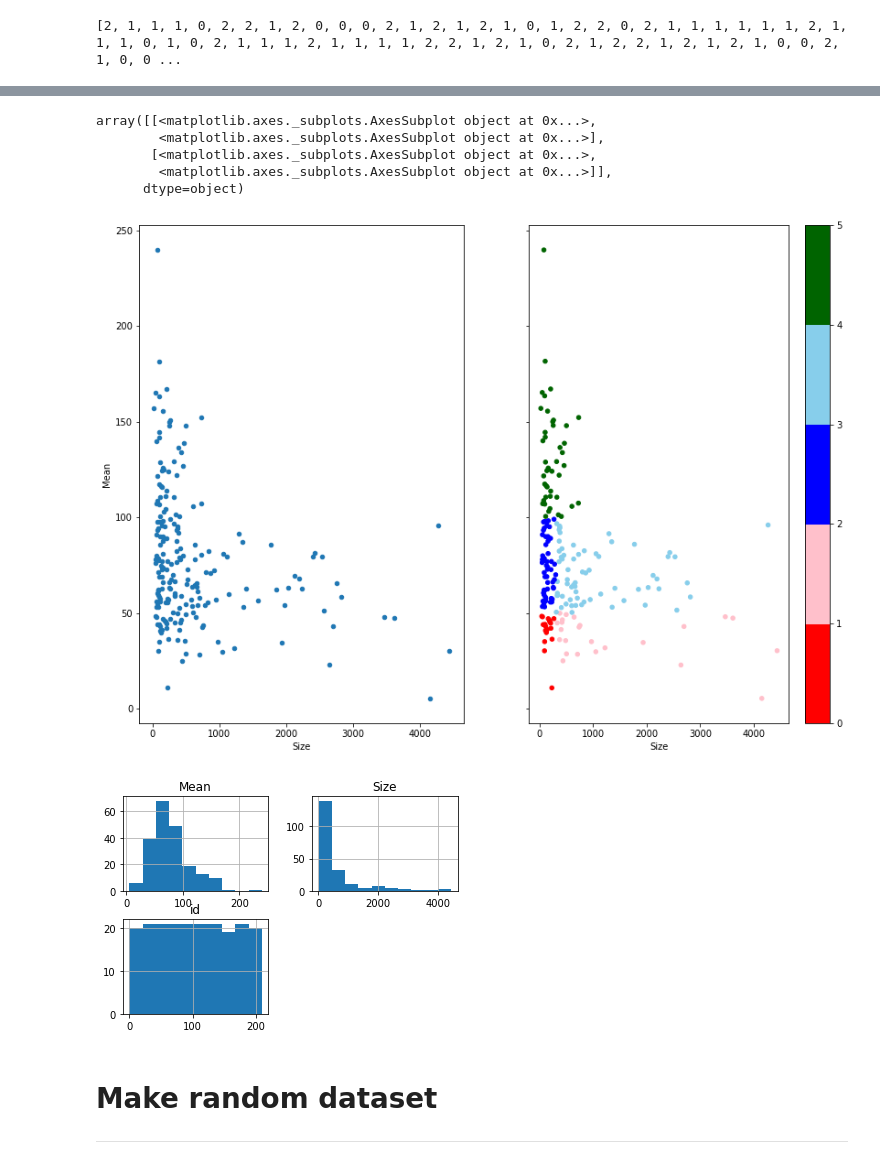
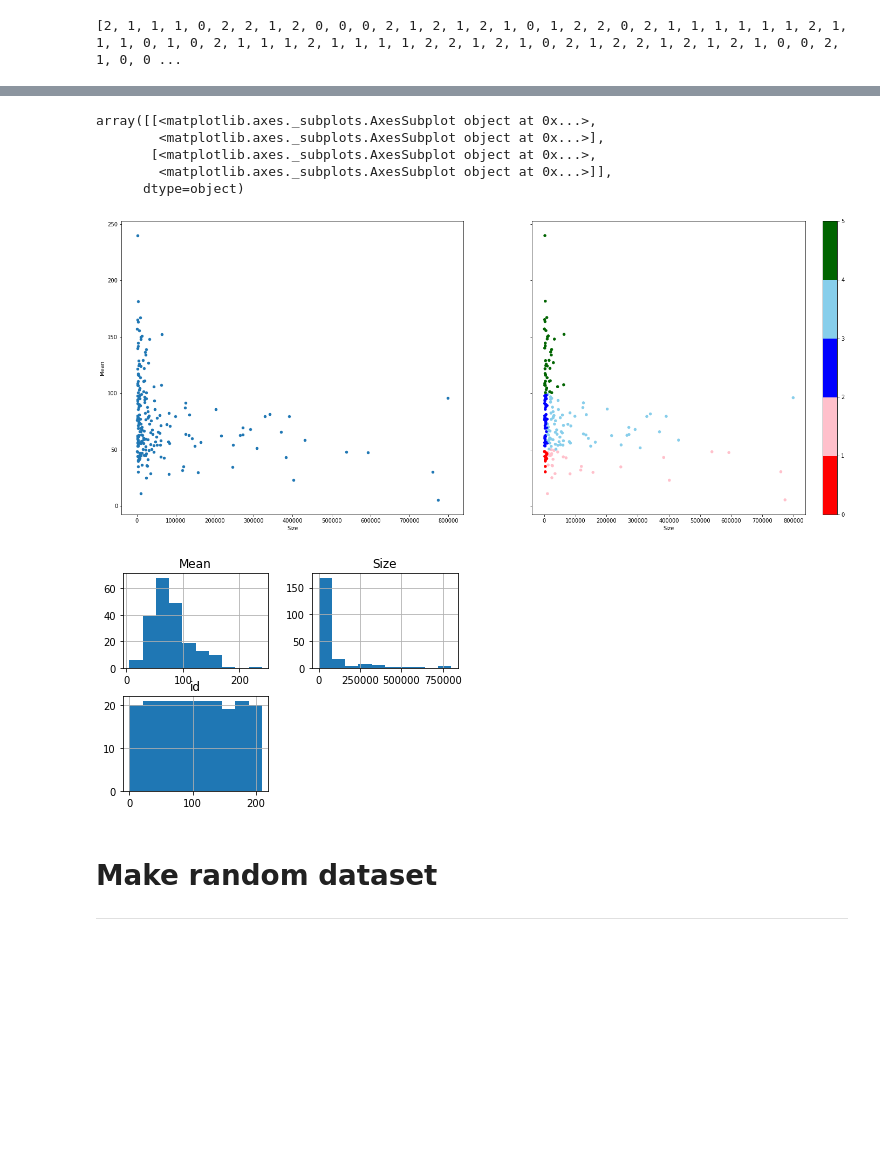
Before and after one commit to t-rryyyoooo/KIDNEY, a Jupyter notebook: memo.ipynb, the cells around one changed output, grey strips where cells are left out. Drawn from its saved outputs; the diff is of its cells as text; code cells hidden in the pictures; blank space fills up the shorter version.

Commit message:
Finish trying to resize image

```diff
--- a/memo.ipynb
+++ b/memo.ipynb
@@ -396,7 +396,7 @@ canGroup = df_q.groupby("id")
 
 #canGroup = df.groupby("id").apply("tag=='cancer'")
 dff = canGroup[("id","Mean")].mean()
-s = canGroup["Size"].mean().sort_values()
+s = canGroup["Size"].sum().sort_values()
 print(dff.info())
 dff = pd.concat([dff, s], axis=1)
 dff.head()
@@ -459,7 +459,7 @@ for i, mm, (x, ss) in zip(dff["id"],dff["Mean"], enumerate(dff["Size"])):
 #         continue
 
     if mm<50:
-        if ss<300:
+        if ss<10000:
             c.append(0)
             sw.append(sx)
         else:
@@ -467,14 +467,14 @@ for i, mm, (x, ss) in zip(dff["id"],dff["Mean"], enumerate(dff["Size"])):
             bw.append(sx)
 
     elif mm<100:
-        if ss<300:
+        if ss<10000:
             c.append(2)
             sm.append(sx)
         else:
             c.append(3)
             bm.append(sx)
     else:
-        if ss<300:
+        if ss<10000:
             c.append(4)
             sb.append(sx)
         else:
@@ -501,28 +501,28 @@ bb =  ['016', '034', '036', '069', '109', '111', '116', '131', '142', '161', '16
 206
 # %%
-fig, axes = plt.subplots(1, 2, figsize=(14, 10), sharey=True)
+fig, axes = plt.subplots(1, 2, figsize=(25, 10), sharey=True)
 
 # 1.普通のプロット
 
 dff.plot(x='Size', y='Mean', kind='scatter', ax=axes.flatten()[0])
 dff.plot(x='Size', y='Mean', kind='scatter', ax=axes.flatten()[1], c=c, cmap=cmap)
 dff.hist()
 # for x, y in dff.iterrows():
 #     axes[1].annotate(int(y[0]), xy=(y[1],y[0]), size=2)
 # # 2.離散値を色で表す
 # df[0:150].plot(x='ad', y='ba', kind='scatter', c='ef', cmap='Blues', ax=axes.flatten()[1])
 # # 3.離散値をバブルサイズで表す（ちょっと数は減らしてる）
 # df[0:150].plot.scatter(x='ad', y='ba', s=(df['su']-20)*3, ax=axes.flatten()[2])
 # # 4.両方同時に使う
 #df[0:150].plot.scatter(x='ad', y='ba', s=(df['su']-20)*3, c='ef', ax=axes.flatten()[3])
 # %% [output]
 array([[<matplotlib.axes._subplots.AxesSubplot object at 0x...>,
         <matplotlib.axes._subplots.AxesSubplot object at 0x...>],
        [<matplotlib.axes._subplots.AxesSubplot object at 0x...>,
         <matplotlib.axes._subplots.AxesSubplot object at 0x...>]],
       dtype=object)
-[figure, old version]
+[figure, new version]
-[figure, old version]
+[figure, new version]
 # %% [markdown]
 # Make random dataset
 ---
```
Also changed, not shown: parts of 17 cells of this notebook, 1 other file.
